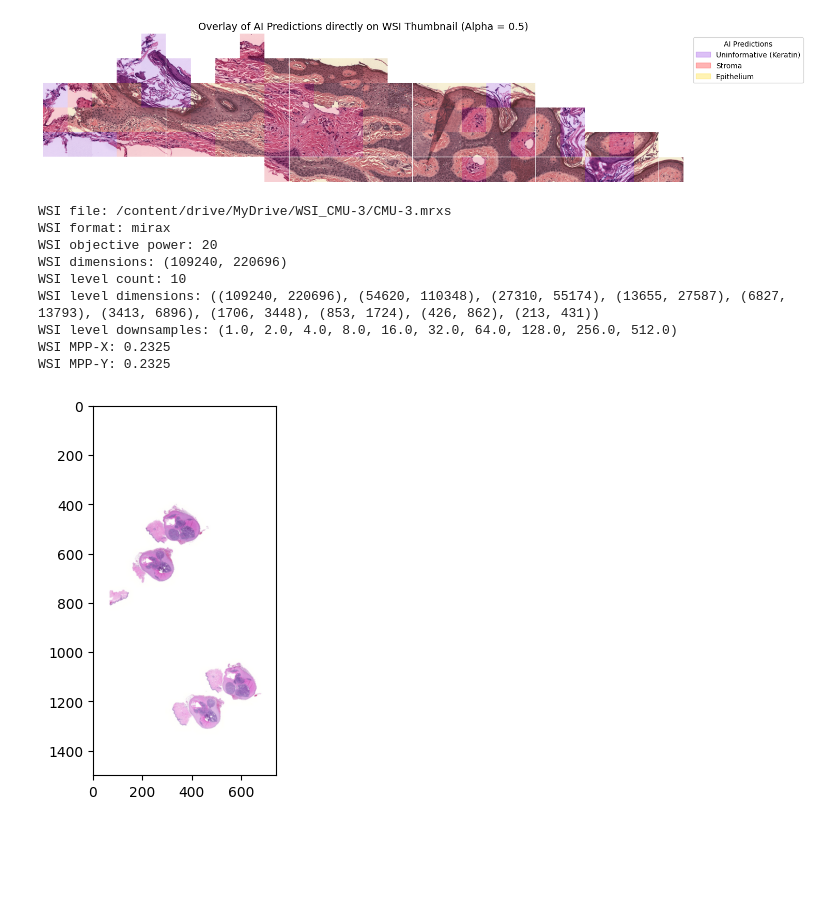
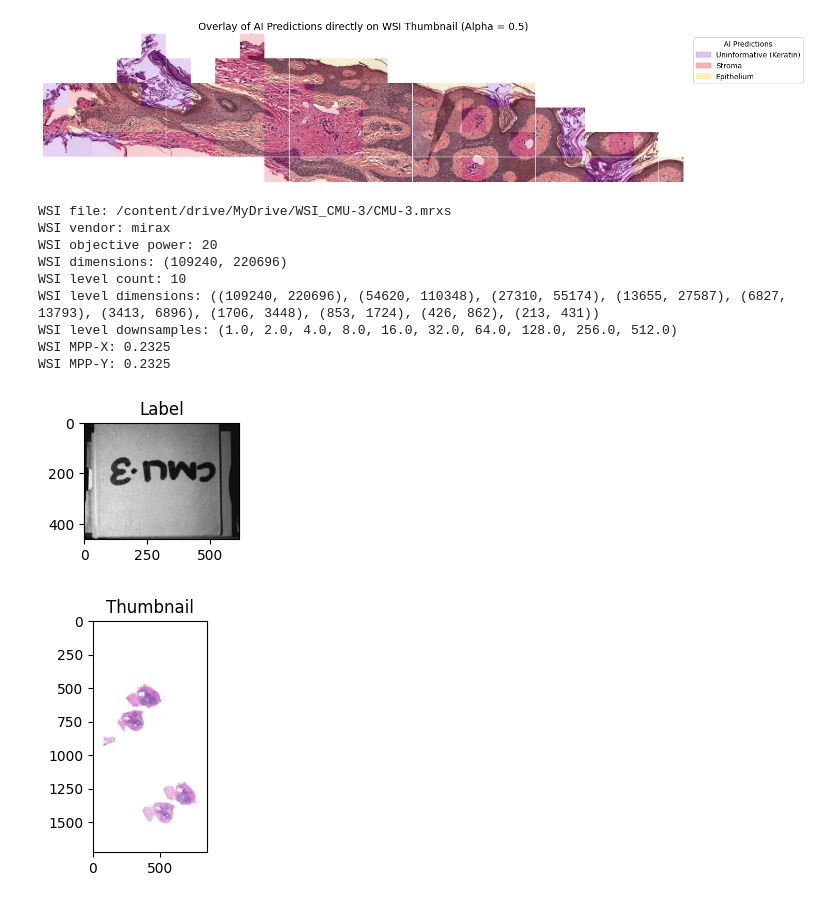
Before and after one commit to PierreCr/Computational-Pathology, a Jupyter notebook: Mini_project_in_Computational_Pathology_Part_2.ipynb, the cells around one changed output. Saved outputs shown, nothing was run; the diff lists cells and outputs as text; code cells hidden in the pictures; blank space fills up the shorter version.

```diff
--- a/Mini_project_in_Computational_Pathology_Part_2.ipynb
+++ b/Mini_project_in_Computational_Pathology_Part_2.ipynb
@@ -536,38 +536,57 @@ plt.show()
 import openslide
 import matplotlib.pyplot as plt
 
+# Function definition
 def inspect_wsi(path):
   slide = openslide.OpenSlide(path)
   print(f"WSI file: {path}")
-  print(f"WSI format: {slide.properties['openslide.vendor']}")
+  print(f"WSI vendor: {slide.properties['openslide.vendor']}")
   print(f"WSI objective power: {slide.properties['openslide.objective-power']}")
   print(f"WSI dimensions: {slide.dimensions}")
   print(f"WSI level count: {slide.level_count}")
   print(f"WSI level dimensions: {slide.level_dimensions}")
   print(f"WSI level downsamples: {slide.level_downsamples}")
   print(f"WSI MPP-X: {float(slide.properties['openslide.mpp-x']):.4f}")
   print(f"WSI MPP-Y: {float(slide.properties['openslide.mpp-y']):.4f}")
-  thumbnail = slide.get_thumbnail((1500, 1500))
-  plt.imshow(thumbnail)
-  plt.axis("on");
 
+  plt.figure(figsize=(2, 2))
+  plt.imshow(slide.associated_images["label"])
+  plt.title("Label")
+  plt.show()
+
+  plt.figure(figsize=(3, 3))
+  plt.imshow(slide.associated_images["thumbnail"])
+  plt.title("Thumbnail")
+  plt.show()
+
+# Inspect the sample WSI
 inspect_wsi("/content/drive/MyDrive/WSI_CMU-3/CMU-3.mrxs")
 
 
 # --
 #Q56. What metadata does your scanner provide?
+#A56. Usual metadata: source, vendor, magnification, resolution, level count and dimensions, among many others.
+
 #Q57. Does the WSI contain information about MPP?
+#A57. Yes, it does, along X and Y.
+
 #Q58. Is the MPP the same in X and Y?
+#A58. Yes it is: 0.2325.
+
 #Q59. What scanner produced the slide?
+#A59. We only know the vendor: mirax.
+
 #Q60. Are there associated images such as macro/label images?
+#A60. label, macro, thumbnail.
 # %% [output]
 WSI file: /content/drive/MyDrive/WSI_CMU-3/CMU-3.mrxs
-WSI format: mirax
+WSI vendor: mirax
 WSI objective power: 20
 WSI dimensions: (109240, 220696)
 WSI level count: 10
 WSI level dimensions: ((109240, 220696), (54620, 110348), (27310, 55174), (13655, 27587), (6827, 13793), (3413, 6896), (1706, 3448), (853, 1724), (426, 862), (213, 431))
 WSI level downsamples: (1.0, 2.0, 4.0, 8.0, 16.0, 32.0, 64.0, 128.0, 256.0, 512.0)
 WSI MPP-X: 0.2325
 WSI MPP-Y: 0.2325
-[figure, old version]
+[figure, new version]
+[figure, added]
```
Also changed, not shown: parts of 4 cells of this notebook.
